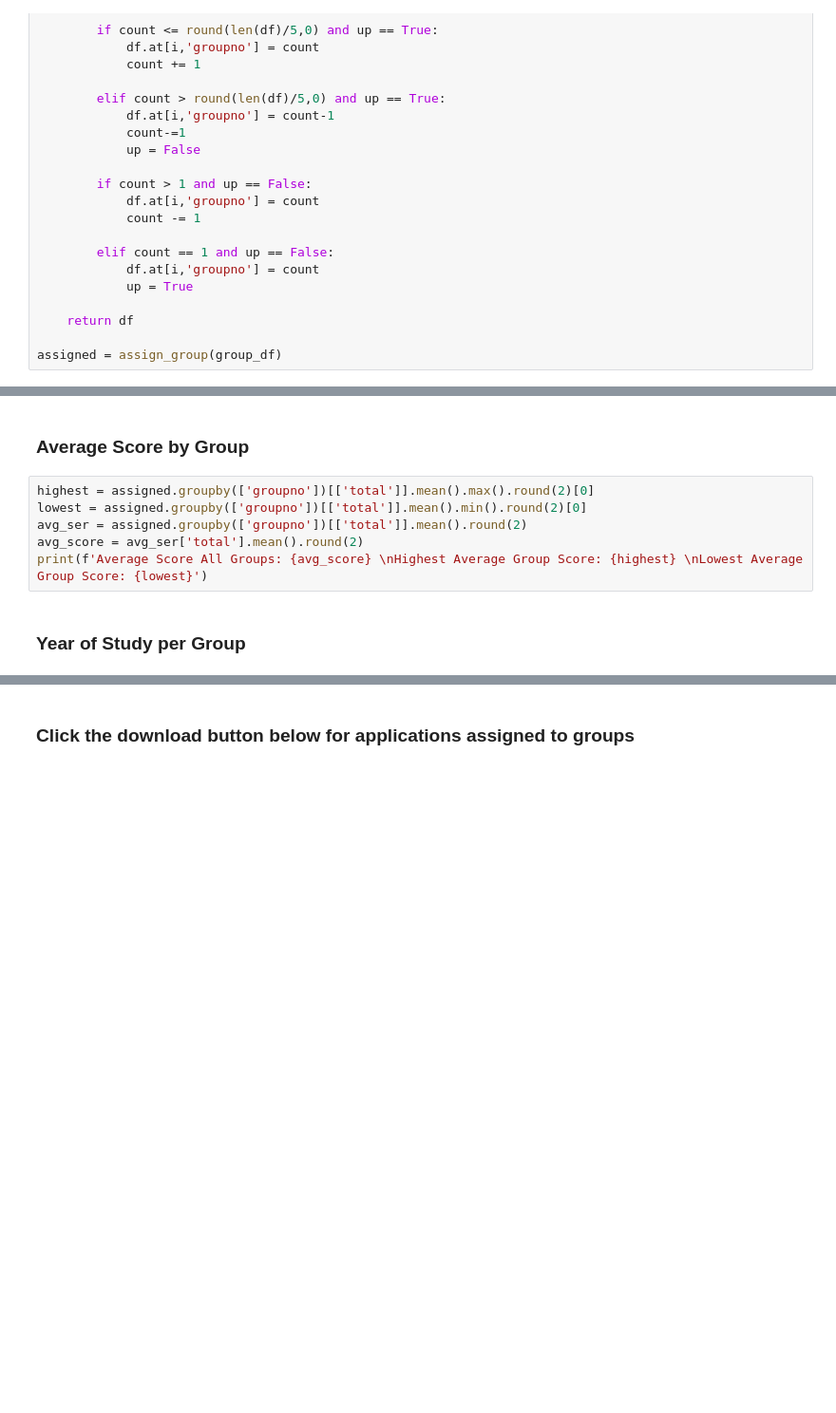
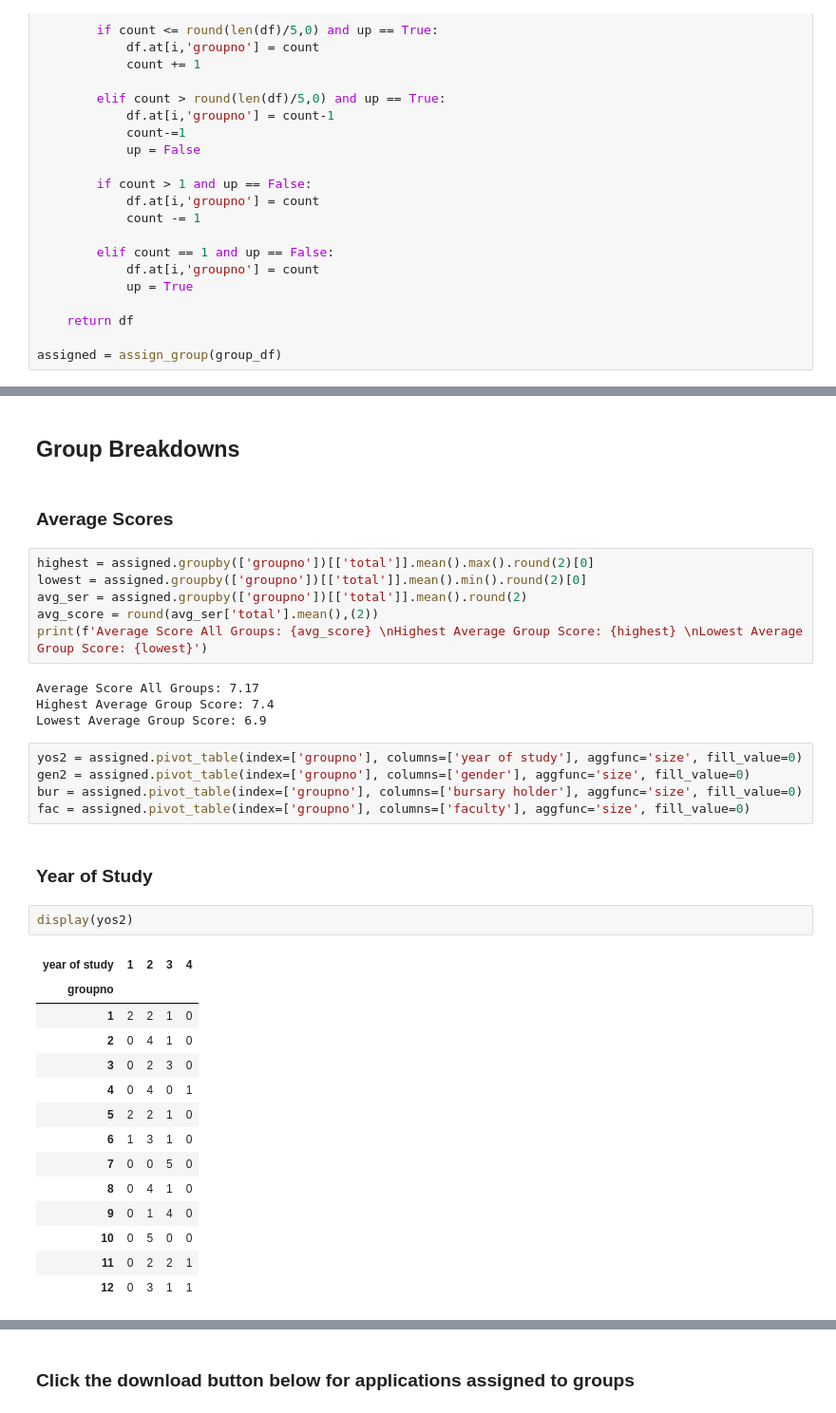
Before and after one commit to Aragorn-II/QMUL_SAD, a Jupyter notebook: python_file_to_run.ipynb, the cells around one changed output, grey strips where cells are left out. Shown at 95% size. Saved outputs shown, nothing was run; the diff lists cells and outputs as text; blank space fills up the shorter version.

```diff
--- a/python_file_to_run.ipynb
+++ b/python_file_to_run.ipynb
@@ -95,10 +112,38 @@ assigned = assign_group(group_df)
 # %% [markdown]
-### Average Score by Group
+## Group Breakdowns
+# %% [markdown]
+### Average Scores
 # %%
 highest = assigned.groupby(['groupno'])[['total']].mean().max().round(2)[0]
 lowest = assigned.groupby(['groupno'])[['total']].mean().min().round(2)[0]
 avg_ser = assigned.groupby(['groupno'])[['total']].mean().round(2)
-avg_score = avg_ser['total'].mean().round(2)
+avg_score = round(avg_ser['total'].mean(),(2))
 print(f'Average Score All Groups: {avg_score} \nHighest Average Group Score: {highest} \nLowest Average Group Score: {lowest}')
+# %% [output]
+Average Score All Groups: 7.17
+Highest Average Group Score: 7.4
+Lowest Average Group Score: 6.9
+# %%
+yos2 = assigned.pivot_table(index=['groupno'], columns=['year of study'], aggfunc='size', fill_value=0)
+gen2 = assigned.pivot_table(index=['groupno'], columns=['gender'], aggfunc='size', fill_value=0)
+bur = assigned.pivot_table(index=['groupno'], columns=['bursary holder'], aggfunc='size', fill_value=0)
+fac = assigned.pivot_table(index=['groupno'], columns=['faculty'], aggfunc='size', fill_value=0)
 # %% [markdown]
-### Year of Study per Group
+### Year of Study
+# %%
+display(yos2)
+# %% [output]
+| year of study | 1 | 2 | 3 | 4 |
+| groupno |  |  |  |  |
+| 1 | 2 | 2 | 1 | 0 |
+| 2 | 0 | 4 | 1 | 0 |
+| 3 | 0 | 2 | 3 | 0 |
+| 4 | 0 | 4 | 0 | 1 |
+| 5 | 2 | 2 | 1 | 0 |
+| 6 | 1 | 3 | 1 | 0 |
+| 7 | 0 | 0 | 5 | 0 |
+| 8 | 0 | 4 | 1 | 0 |
+| 9 | 0 | 1 | 4 | 0 |
+| 10 | 0 | 5 | 0 | 0 |
+| 11 | 0 | 2 | 2 | 1 |
+| 12 | 0 | 3 | 1 | 1 |
```
Also changed, not shown: parts of 18 cells of this notebook.
